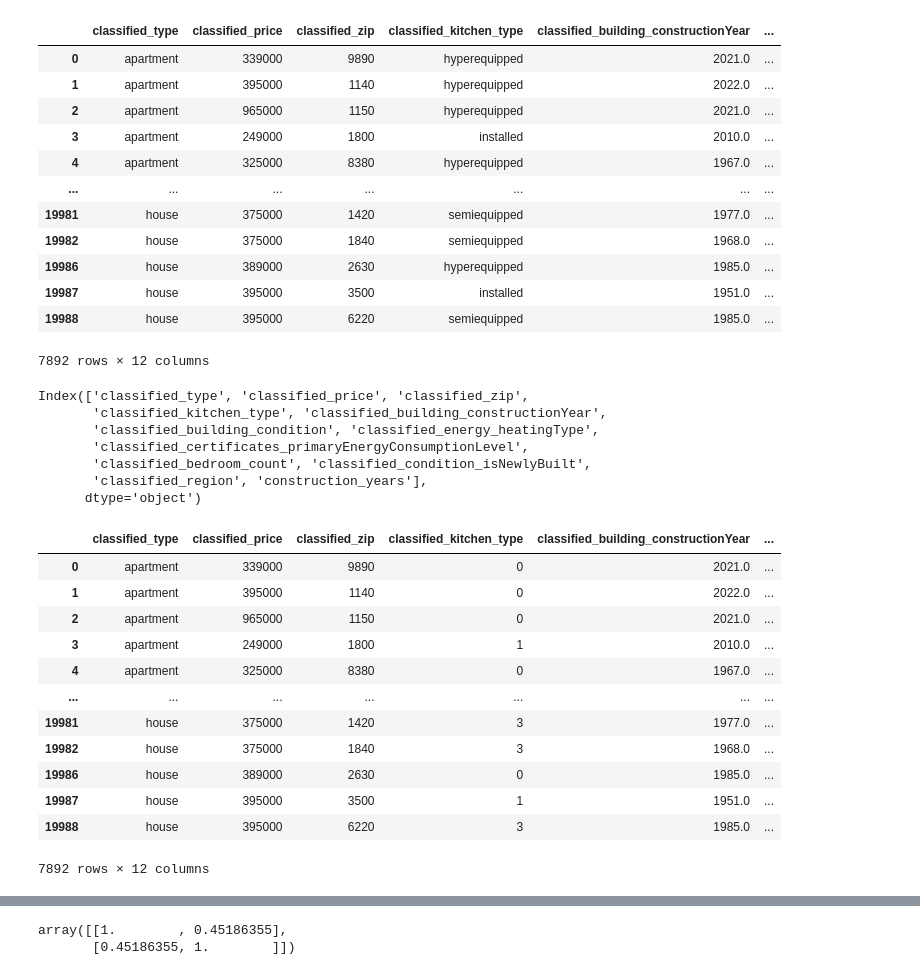
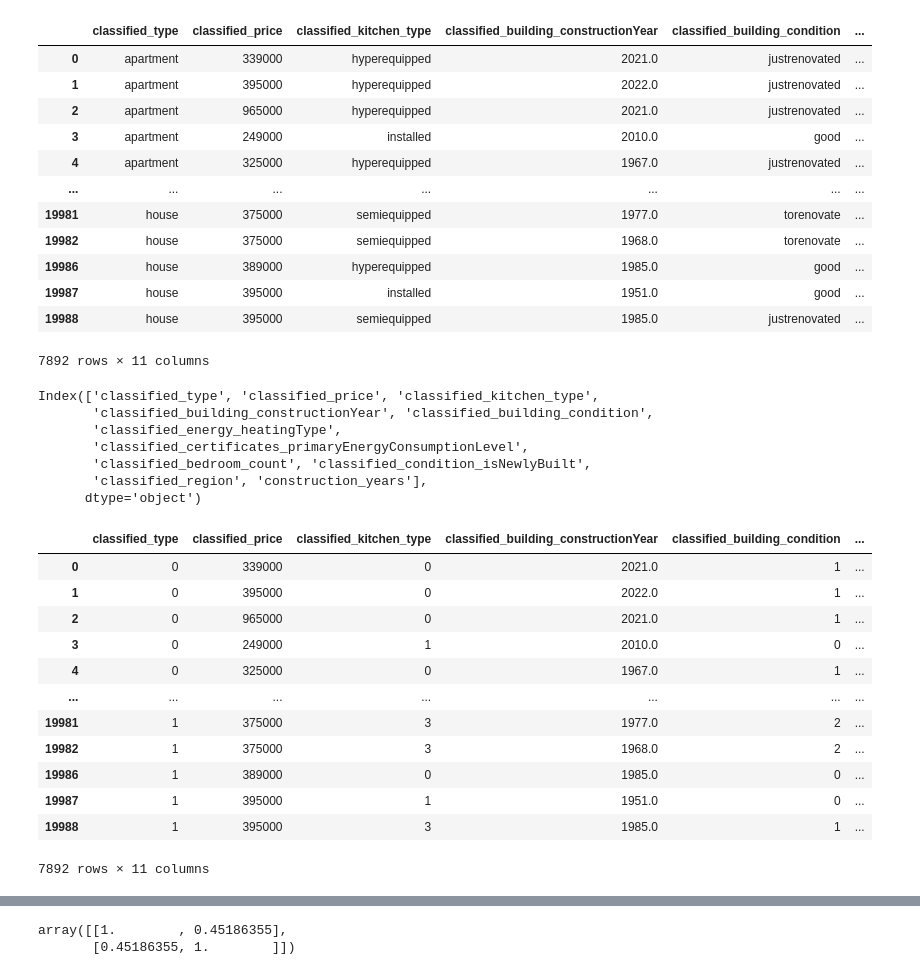
Before and after one commit to duckduckyaya/real-estate-price-prediction, a Jupyter notebook: model_training/training_model.ipynb, the cells around one changed output, grey strips where cells are left out. Saved outputs shown, nothing was run; the diff lists cells and outputs as text; code cells hidden in the pictures.

```diff
--- a/model_training/training_model.ipynb
+++ b/model_training/training_model.ipynb
@@ -28,7 +31,7 @@ for year in df['classified_building_constructionYear']:
 df = df.assign(construction_years = list_years)
 
 #drop columns that not related
-df = df.drop(['classified_id','classified_atticExists', 'classified_basementExists', 'classified_outdoor_garden_surface', 'classified_parking_parkingSpaceCount_outdoor', 'classified_outdoor_terrace_exists', 'classified_land_surface'], axis=1)
+df = df.drop(['classified_id','classified_atticExists', 'classified_basementExists', 'classified_outdoor_garden_surface', 'classified_parking_parkingSpaceCount_outdoor', 'classified_outdoor_terrace_exists', 'classified_land_surface','classified_zip'], axis=1)
 df = df[df.classified_building_constructionYear != 0]
 df = df[df.classified_energy_heatingType != 0]
 df = df[df.classified_energy_heatingType != 0]
@@ -38,49 +41,51 @@ df = df[df.classified_certificates_primaryEnergyConsumptionLevel != 0]
 display(df)
 display(df.columns)
 # %% [output]
-|  | classified_type | classified_price | classified_zip | classified_kitchen_type | classified_building_constructionYear | ... |
-| 0 | apartment | 339000 | 9890 | hyperequipped | 2021.0 | ... |
-| 1 | apartment | 395000 | 1140 | hyperequipped | 2022.0 | ... |
-| 2 | apartment | 965000 | 1150 | hyperequipped | 2021.0 | ... |
-| 3 | apartment | 249000 | 1800 | installed | 2010.0 | ... |
-| 4 | apartment | 325000 | 8380 | hyperequipped | 1967.0 | ... |
+|  | classified_type | classified_price | classified_kitchen_type | classified_building_constructionYear | classified_building_condition | ... |
+| 0 | apartment | 339000 | hyperequipped | 2021.0 | justrenovated | ... |
+| 1 | apartment | 395000 | hyperequipped | 2022.0 | justrenovated | ... |
+| 2 | apartment | 965000 | hyperequipped | 2021.0 | justrenovated | ... |
+| 3 | apartment | 249000 | installed | 2010.0 | good | ... |
+| 4 | apartment | 325000 | hyperequipped | 1967.0 | justrenovated | ... |
 | ... | ... | ... | ... | ... | ... | ... |
-| 19981 | house | 375000 | 1420 | semiequipped | 1977.0 | ... |
-| 19982 | house | 375000 | 1840 | semiequipped | 1968.0 | ... |
-| 19986 | house | 389000 | 2630 | hyperequipped | 1985.0 | ... |
-| 19987 | house | 395000 | 3500 | installed | 1951.0 | ... |
-| 19988 | house | 395000 | 6220 | semiequipped | 1985.0 | ... |
+| 19981 | house | 375000 | semiequipped | 1977.0 | torenovate | ... |
+| 19982 | house | 375000 | semiequipped | 1968.0 | torenovate | ... |
+| 19986 | house | 389000 | hyperequipped | 1985.0 | good | ... |
+| 19987 | house | 395000 | installed | 1951.0 | good | ... |
+| 19988 | house | 395000 | semiequipped | 1985.0 | justrenovated | ... |
-7892 rows × 12 columns
+7892 rows × 11 columns
-Index(['classified_type', 'classified_price', 'classified_zip',
-       'classified_kitchen_type', 'classified_building_constructionYear',
-       'classified_building_condition', 'classified_energy_heatingType',
+Index(['classified_type', 'classified_price', 'classified_kitchen_type',
+       'classified_building_constructionYear', 'classified_building_condition',
+       'classified_energy_heatingType',
        'classified_certificates_primaryEnergyConsumptionLevel',
        'classified_bedroom_count', 'classified_condition_isNewlyBuilt',
        'classified_region', 'construction_years'],
       dtype='object')
 # %%
-from sklearn.preprocessing import LabelEncoder
+
 labelencoder = LabelEncoder()
 df['classified_energy_heatingType'] = labelencoder.fit_transform(df['classified_energy_heatingType'])
 df['classified_region'] = labelencoder.fit_transform(df['classified_region'])
+df['classified_type'] = labelencoder.fit_transform(df['classified_type'])
+df['classified_building_condition'] = labelencoder.fit_transform(df['classified_building_condition'])
 df['classified_condition_isNewlyBuilt'] = labelencoder.fit_transform(df['classified_condition_isNewlyBuilt'])
 df['classified_kitchen_type'] = labelencoder.fit_transform(df['classified_kitchen_type'])
 df['classified_certificates_primaryEnergyConsumptionLevel'] = labelencoder.fit_transform(df['classified_certificates_primaryEnergyConsumptionLevel'])
 df
 # %% [output]
-|  | classified_type | classified_price | classified_zip | classified_kitchen_type | classified_building_constructionYear | ... |
-| 0 | apartment | 339000 | 9890 | 0 | 2021.0 | ... |
-| 1 | apartment | 395000 | 1140 | 0 | 2022.0 | ... |
-| 2 | apartment | 965000 | 1150 | 0 | 2021.0 | ... |
-| 3 | apartment | 249000 | 1800 | 1 | 2010.0 | ... |
-| 4 | apartment | 325000 | 8380 | 0 | 1967.0 | ... |
+|  | classified_type | classified_price | classified_kitchen_type | classified_building_constructionYear | classified_building_condition | ... |
+| 0 | 0 | 339000 | 0 | 2021.0 | 1 | ... |
+| 1 | 0 | 395000 | 0 | 2022.0 | 1 | ... |
+| 2 | 0 | 965000 | 0 | 2021.0 | 1 | ... |
+| 3 | 0 | 249000 | 1 | 2010.0 | 0 | ... |
+| 4 | 0 | 325000 | 0 | 1967.0 | 1 | ... |
 | ... | ... | ... | ... | ... | ... | ... |
-| 19981 | house | 375000 | 1420 | 3 | 1977.0 | ... |
-| 19982 | house | 375000 | 1840 | 3 | 1968.0 | ... |
-| 19986 | house | 389000 | 2630 | 0 | 1985.0 | ... |
-| 19987 | house | 395000 | 3500 | 1 | 1951.0 | ... |
-| 19988 | house | 395000 | 6220 | 3 | 1985.0 | ... |
+| 19981 | 1 | 375000 | 3 | 1977.0 | 2 | ... |
+| 19982 | 1 | 375000 | 3 | 1968.0 | 2 | ... |
+| 19986 | 1 | 389000 | 0 | 1985.0 | 0 | ... |
+| 19987 | 1 | 395000 | 1 | 1951.0 | 0 | ... |
+| 19988 | 1 | 395000 | 3 | 1985.0 | 1 | ... |
-7892 rows × 12 columns
+7892 rows × 11 columns
 # %%
 # data visual
 for label in df.columns[1:]:
```
Also changed, not shown: parts of 15 cells of this notebook.
